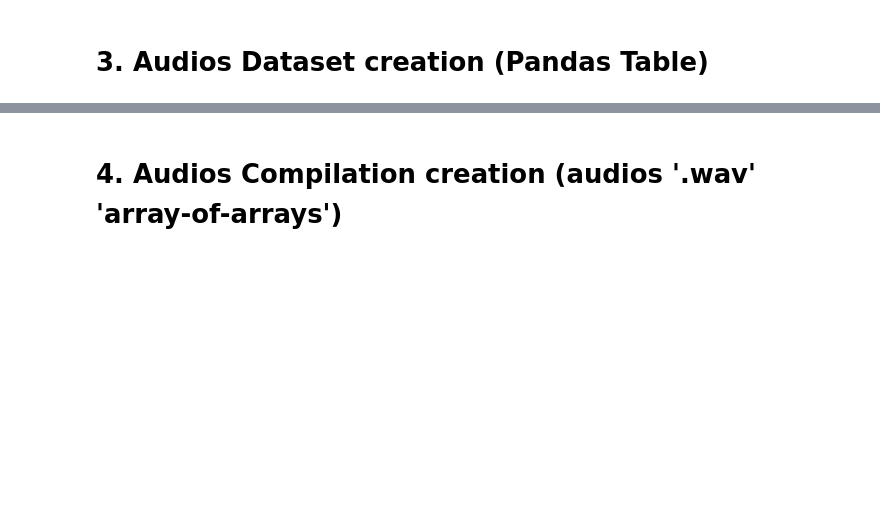
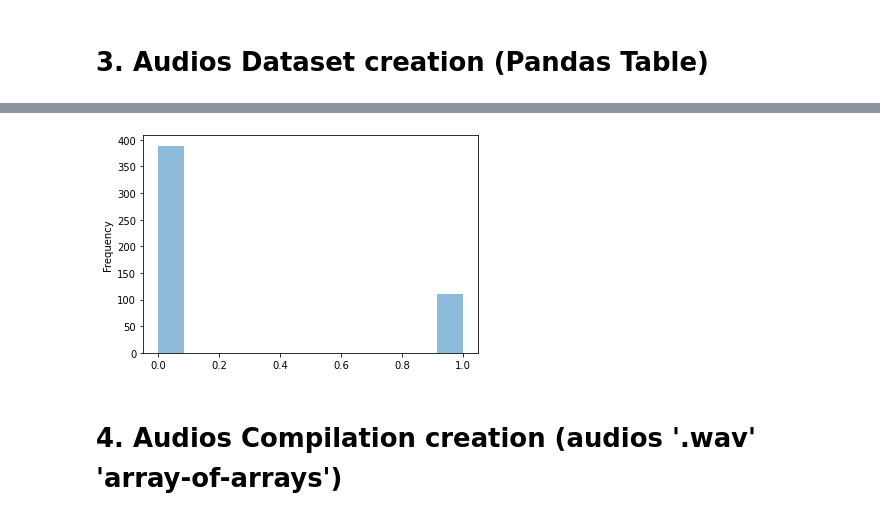
Before and after one commit to matsozza/Python_ML_CombustionEnginesRecog_MBA, a Jupyter notebook: 1_SoundDetectionMain.ipynb, the cells around one changed output, grey strips where cells are left out. Cells and saved outputs as stored; diff of their text form; code cells hidden in the pictures; blank space fills up the shorter version.

```diff
--- a/1_SoundDetectionMain.ipynb
+++ b/1_SoundDetectionMain.ipynb
@@ -110,7 +110,9 @@ Number of processed audio files: 8732
 | 4 | C:/Users/SZM1JVL/Documents/PESSOA... | 100263-2-0-137.wav | 5 | 4.000000 | children_playing | 2 | 0 |
 # %%
 # Audios histogram per type
-#audio_DF['isEngine'].plot.hist(bins=12, alpha=0.5);
+audio_DF['isEngine'].plot.hist(bins=12, alpha=0.5);
+# %% [output]
+[figure, added]
 # %%
 # Audios histogram per duration
 #audio_DF['duration'].plot.hist(bins=12, alpha=0.5);
```
Also changed, not shown: parts of 14 cells of this notebook.
